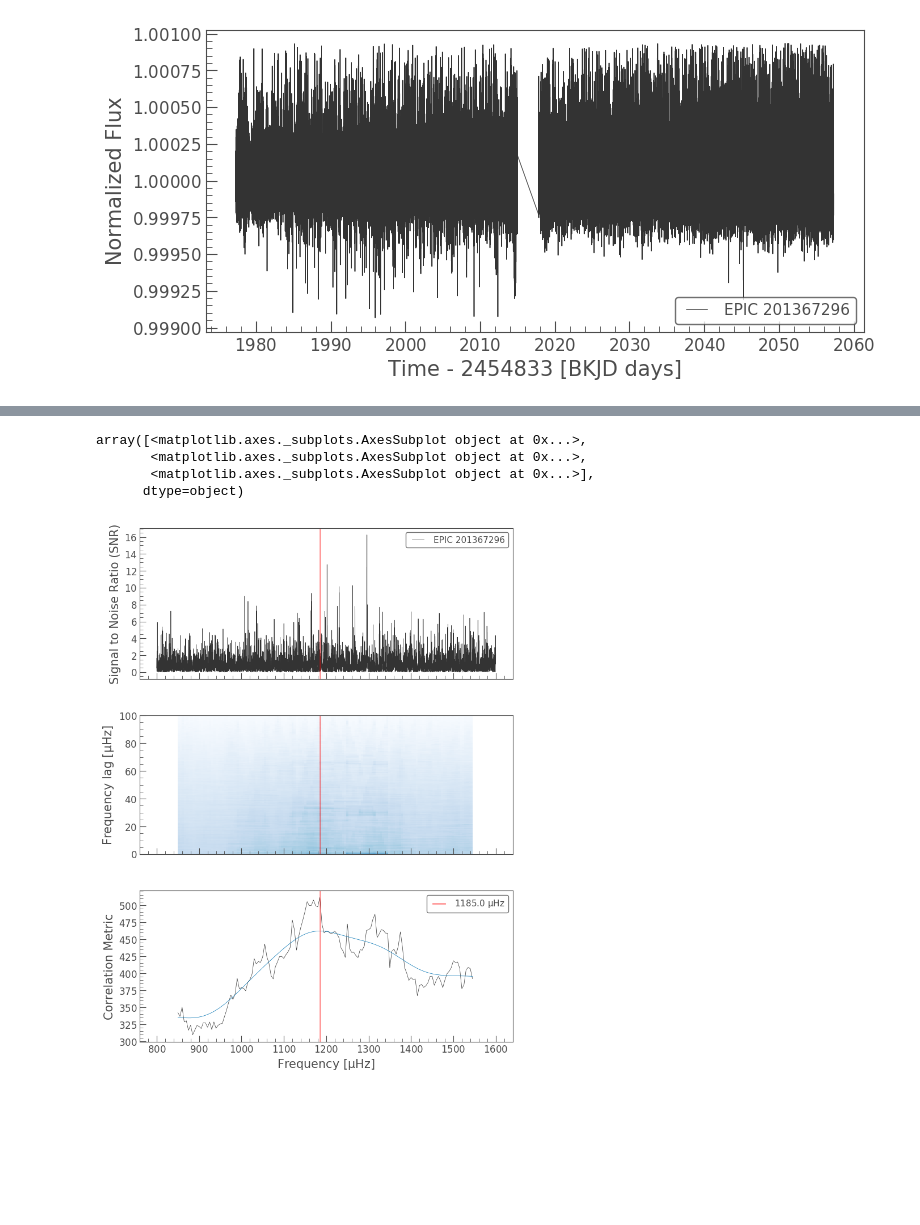
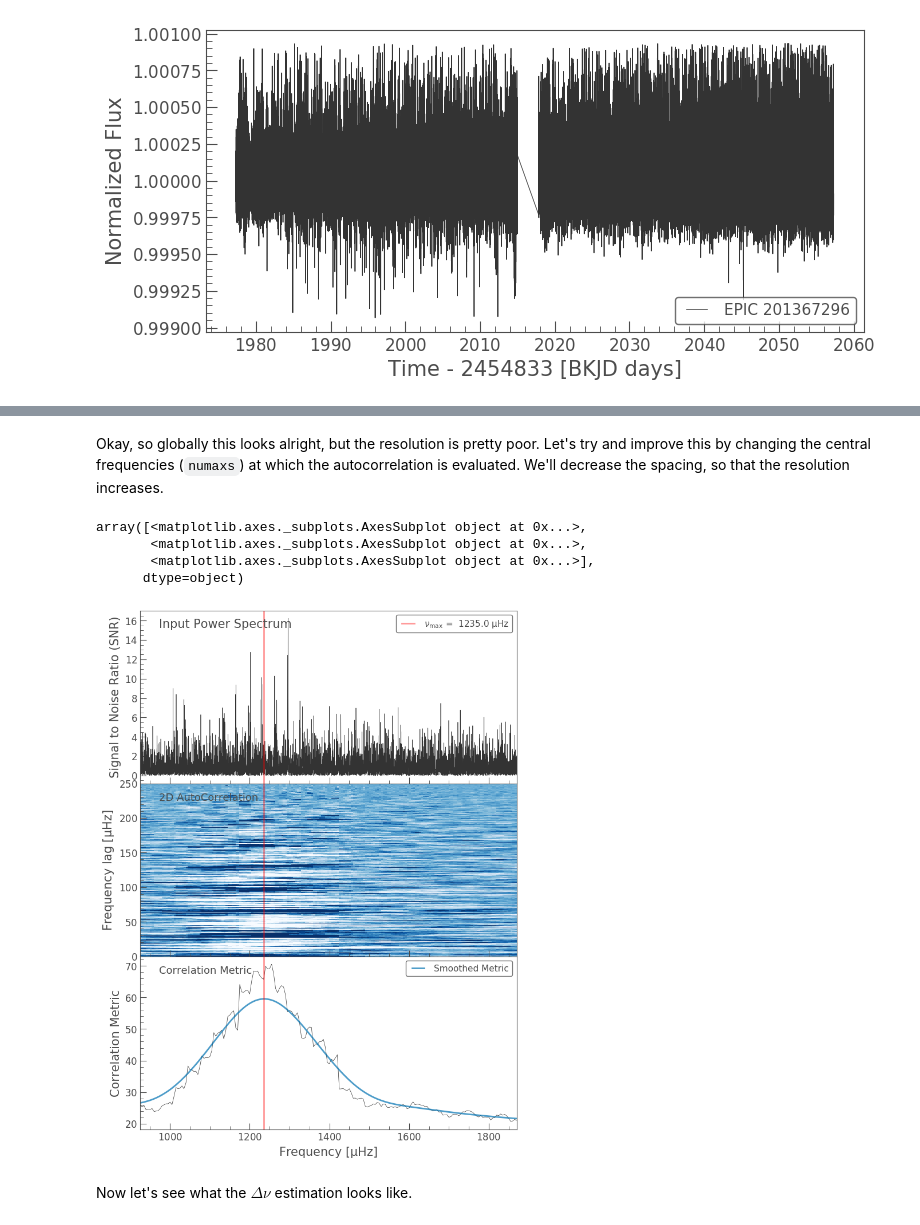
Before and after one commit to ojhall94/TASC5_lightkurve, a Jupyter notebook: Notebooks/K2-example.ipynb, the cells around one changed output, grey strips where cells are left out. Cells and saved outputs as stored; diff of their text form; code cells hidden in the pictures; blank space fills up the shorter version.

```diff
--- a/Notebooks/K2-example.ipynb
+++ b/Notebooks/K2-example.ipynb
@@ -25,5 +43,5 @@ lc.plot()
 # %%
-pg = lc.to_periodogram(normalization='psd', minimum_frequency=800, maximum_frequency=1600)
+pg = lc.to_periodogram(normalization='psd', minimum_frequency=800, maximum_frequency=2000)
 # %%
 pg.plot()
 # %% [output]
@@ -40,12 +71,16 @@ butler = snr.to_seismology()
+# %% [markdown]
+Okay, so globally this looks alright, but the resolution is pretty poor. Let's try and improve this by changing the central frequencies (`numaxs`) at which the autocorrelation is evaluated. We'll decrease the spacing, so that the resolution increases.
 # %%
-butler.estimate_numax(window=100, spacing=5)
+butler.estimate_numax(spacing=5)
 butler.diagnose_numax()
 # %% [output]
 array([<matplotlib.axes._subplots.AxesSubplot object at 0x...>,
        <matplotlib.axes._subplots.AxesSubplot object at 0x...>,
        <matplotlib.axes._subplots.AxesSubplot object at 0x...>],
       dtype=object)
-[figure, old version]
+[figure, new version]
+# %% [markdown]
+Now let's see what the $\Delta\nu$ estimation looks like.
 # %%
 butler.estimate_deltanu()
 butler.diagnose_deltanu()
```
Also changed, not shown: parts of 28 cells of this notebook, 1 other file.
